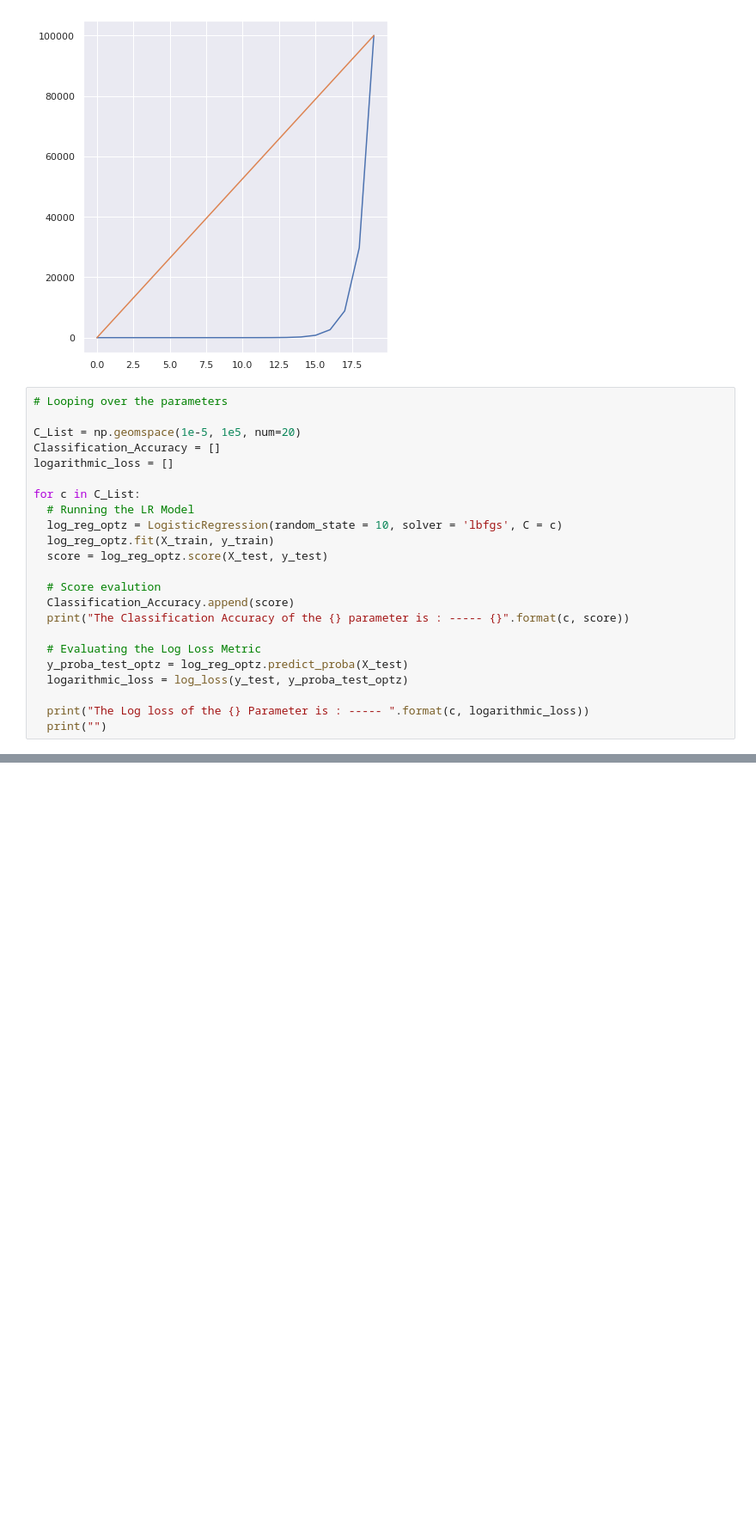
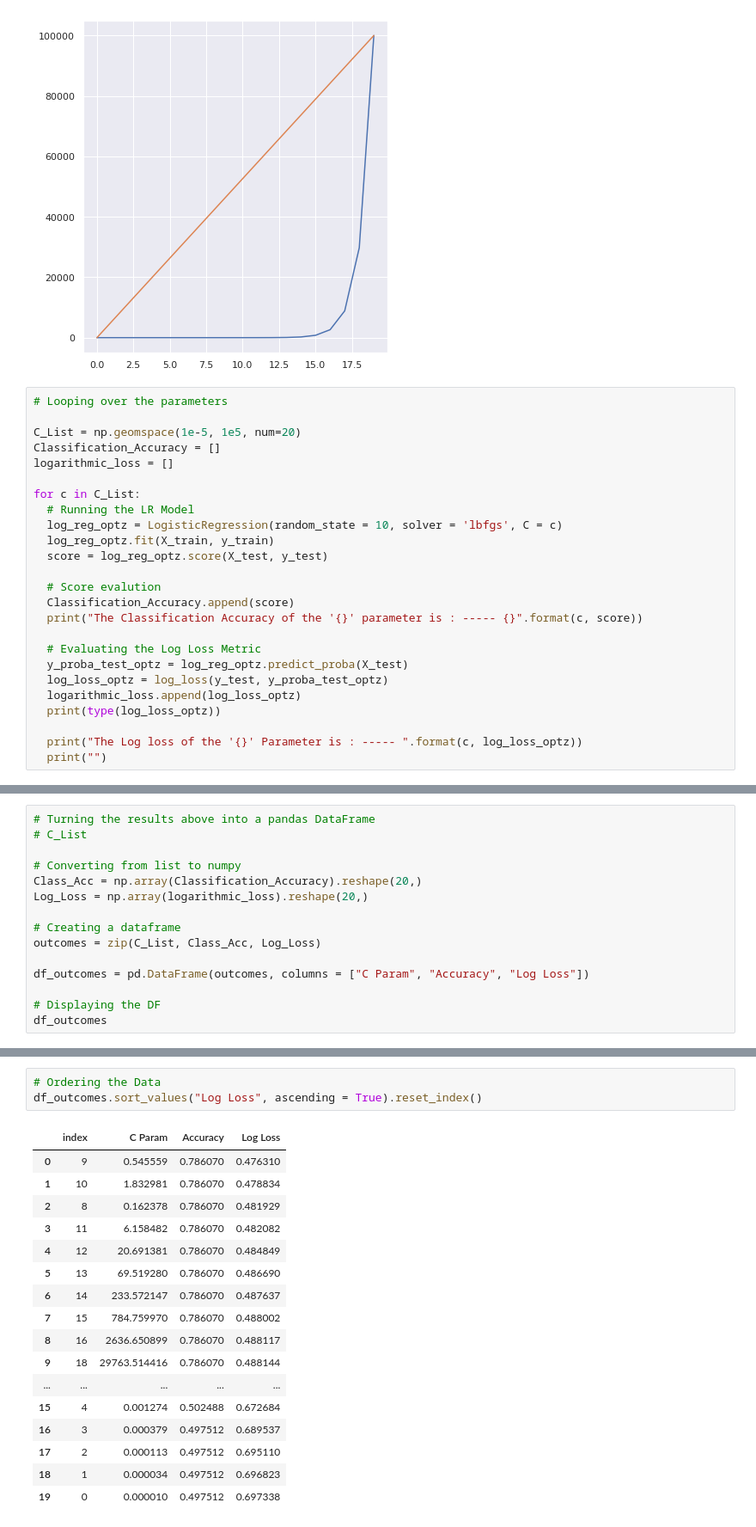
Before and after one commit to Highashikata/Data-Science---Bad-or-Good-Customer-to-give-a-Loan-to-, a Jupyter notebook: Data_Science_Good_or_Bad_Customer_to_give_a_loan_to.ipynb, the cells around one changed output, grey strips where cells are left out. Shown at 86% size. Saved outputs shown, nothing was run; the diff lists cells and outputs as text; blank space fills up the shorter version.

```diff
--- a/Data_Science_Good_or_Bad_Customer_to_give_a_loan_to.ipynb
+++ b/Data_Science_Good_or_Bad_Customer_to_give_a_loan_to.ipynb
@@ -965,12 +965,14 @@ for c in C_List:
 
   # Score evalution
   Classification_Accuracy.append(score)
-  print("The Classification Accuracy of the {} parameter is : ----- {}".format(c, score))
+  print("The Classification Accuracy of the '{}' parameter is : ----- {}".format(c, score))
 
   # Evaluating the Log Loss Metric
   y_proba_test_optz = log_reg_optz.predict_proba(X_test)
-  logarithmic_loss = log_loss(y_test, y_proba_test_optz)
+  log_loss_optz = log_loss(y_test, y_proba_test_optz)
+  logarithmic_loss.append(log_loss_optz)
+  print(type(log_loss_optz))
 
-  print("The Log loss of the {} Parameter is : ----- ".format(c, logarithmic_loss))
+  print("The Log loss of the '{}' Parameter is : ----- ".format(c, log_loss_optz))
   print("")
 # %% [output]
@@ -1017,0 +1020,15 @@ The Log loss of the 100000.0 Parameter is : -----
+# %%
+# Turning the results above into a pandas DataFrame
+# C_List
+
+# Converting from list to numpy
+Class_Acc = np.array(Classification_Accuracy).reshape(20,)
+Log_Loss = np.array(logarithmic_loss).reshape(20,)
+
+# Creating a dataframe
+outcomes = zip(C_List, Class_Acc, Log_Loss)
+
+df_outcomes = pd.DataFrame(outcomes, columns = ["C Param", "Accuracy", "Log Loss"])
+
+# Displaying the DF
+df_outcomes
@@ -1017,0 +1053,21 @@ The Log loss of the 100000.0 Parameter is : -----
+# %%
+# Ordering the Data
+df_outcomes.sort_values("Log Loss", ascending = True).reset_index()
+# %% [output]
+|  | index | C Param | Accuracy | Log Loss |
+| 0 | 9 | 0.545559 | 0.786070 | 0.476310 |
+| 1 | 10 | 1.832981 | 0.786070 | 0.478834 |
+| 2 | 8 | 0.162378 | 0.786070 | 0.481929 |
+| 3 | 11 | 6.158482 | 0.786070 | 0.482082 |
+| 4 | 12 | 20.691381 | 0.786070 | 0.484849 |
+| 5 | 13 | 69.519280 | 0.786070 | 0.486690 |
+| 6 | 14 | 233.572147 | 0.786070 | 0.487637 |
+| 7 | 15 | 784.759970 | 0.786070 | 0.488002 |
+| 8 | 16 | 2636.650899 | 0.786070 | 0.488117 |
+| 9 | 18 | 29763.514416 | 0.786070 | 0.488144 |
+| ... | ... | ... | ... | ... |
+| 15 | 4 | 0.001274 | 0.502488 | 0.672684 |
+| 16 | 3 | 0.000379 | 0.497512 | 0.689537 |
+| 17 | 2 | 0.000113 | 0.497512 | 0.695110 |
+| 18 | 1 | 0.000034 | 0.497512 | 0.696823 |
+| 19 | 0 | 0.000010 | 0.497512 | 0.697338 |
```
Also changed, not shown: parts of 13 cells of this notebook.
